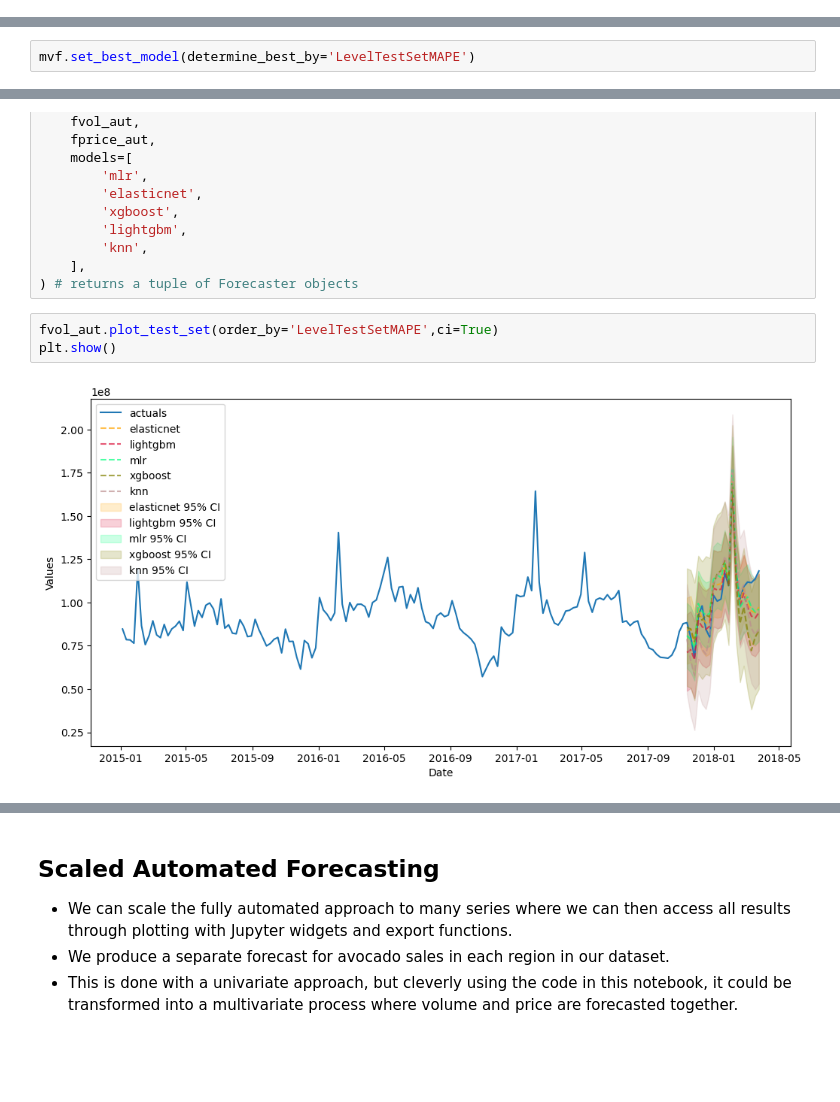
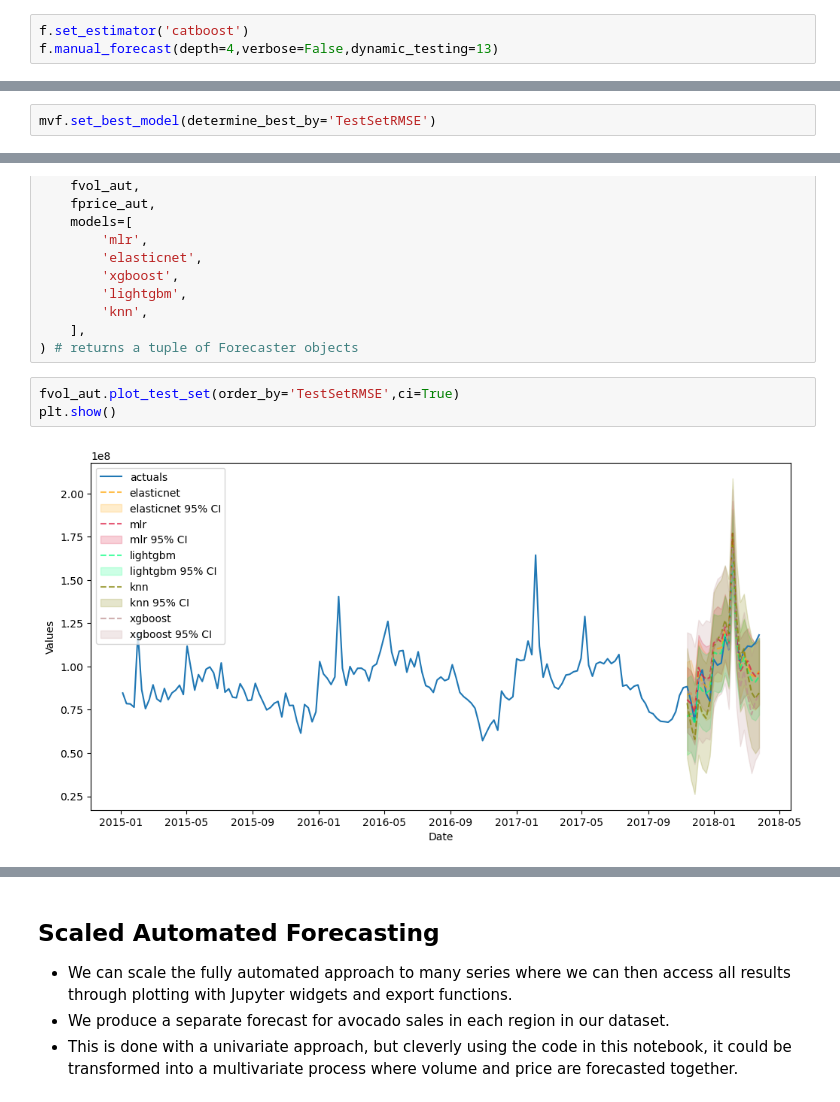
Before and after one commit to mikekeith52/scalecast-examples, a Jupyter notebook: misc/introduction/Introduction2.ipynb, the cells around one changed output, grey strips where cells are left out. Drawn from its saved outputs; the diff is of its cells as text; blank space fills up the shorter version.

```diff
--- a/misc/introduction/Introduction2.ipynb
+++ b/misc/introduction/Introduction2.ipynb
@@ -185,6 +180,9 @@ f.manual_forecast(gamma=1,dynamic_testing=13)
 # %%
 f.set_estimator('lightgbm')
 f.manual_forecast(max_depth=2,dynamic_testing=13)
+# %%
+f.set_estimator('catboost')
+f.manual_forecast(depth=4,verbose=False,dynamic_testing=13)
 # %%
 f.set_estimator('knn')
 f.manual_forecast(n_neighbors=5,dynamic_testing=13)
@@ -407,7 +421,7 @@ mvf.manual_forecast(gamma=1,dynamic_testing=13,lags=13)
 # %%
 mlp_stack(mvf,model_nicknames=['elasticnet','xgboost'],lags=13)
 # %%
-mvf.set_best_model(determine_best_by='LevelTestSetMAPE')
+mvf.set_best_model(determine_best_by='TestSetRMSE')
 # %%
 mvf.plot_test_set(ci=True,series='volume',put_best_on_top=True)
 plt.show()
@@ -861,8 +900,8 @@ fvol_aut, fprice_aut = mvpipeline.fit_predict(
     ],
 ) # returns a tuple of Forecaster objects
 # %%
-fvol_aut.plot_test_set(order_by='LevelTestSetMAPE',ci=True)
+fvol_aut.plot_test_set(order_by='TestSetRMSE',ci=True)
 plt.show()
 # %% [output]
-[figure, old version]
+[figure, new version]
 # %%
```
Also changed, not shown: parts of 50 cells of this notebook, 6 other files.
